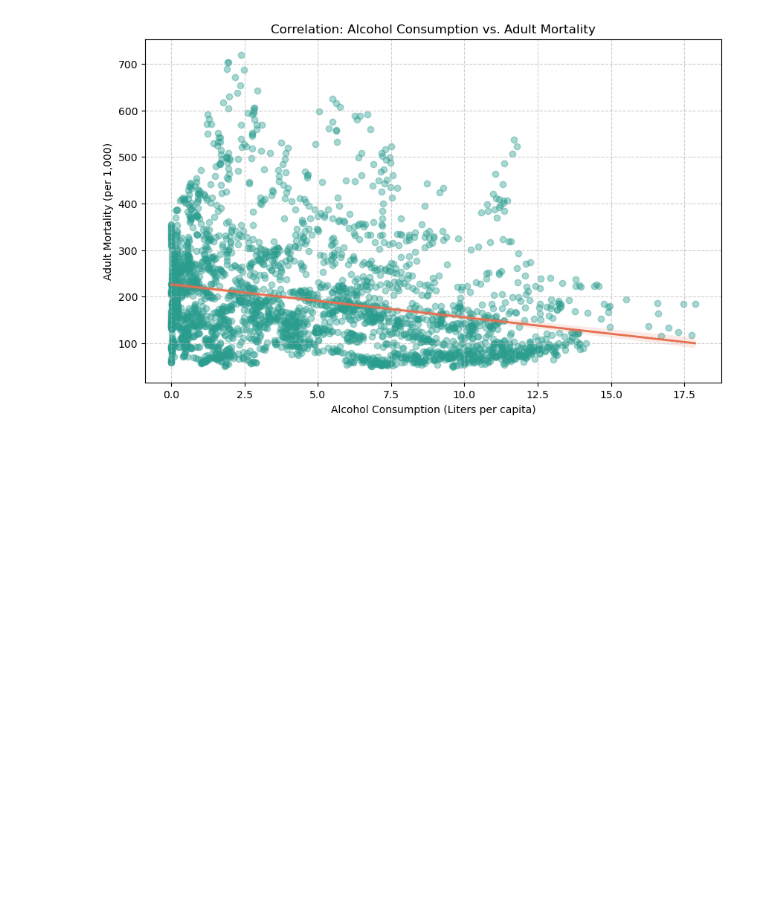
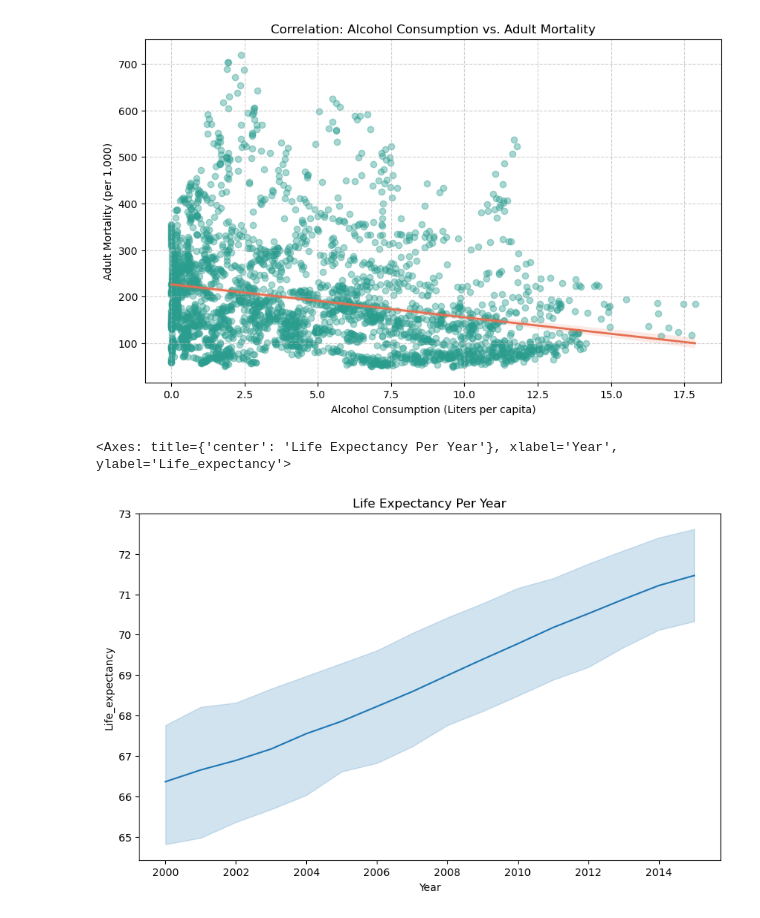
Before and after one commit to emmanuelakinmokun/ml-trailhead, a Jupyter notebook: Phase_1/analytical_sprint.ipynb, the cells around one changed output. Saved outputs shown, nothing was run; the diff lists cells and outputs as text; code cells hidden in the pictures; blank space fills up the shorter version.

Commit message:
lineplot displaying life expectancy per year

```diff
--- a/Phase_1/analytical_sprint.ipynb
+++ b/Phase_1/analytical_sprint.ipynb
@@ -221,3 +221,10 @@ plt.ylabel('Adult Mortality (per 1,000)')
 plt.grid(True, linestyle='--', alpha=0.6)
 # %% [output]
 [figure]
+# %%
+plt.figure(figsize=(10,6))
+plt.title('Life Expectancy Per Year')
+sns.lineplot(data=df, y = 'Life_expectancy', x = 'Year')
+# %% [output]
+<Axes: title={'center': 'Life Expectancy Per Year'}, xlabel='Year', ylabel='Life_expectancy'>
+[figure, added]
```
